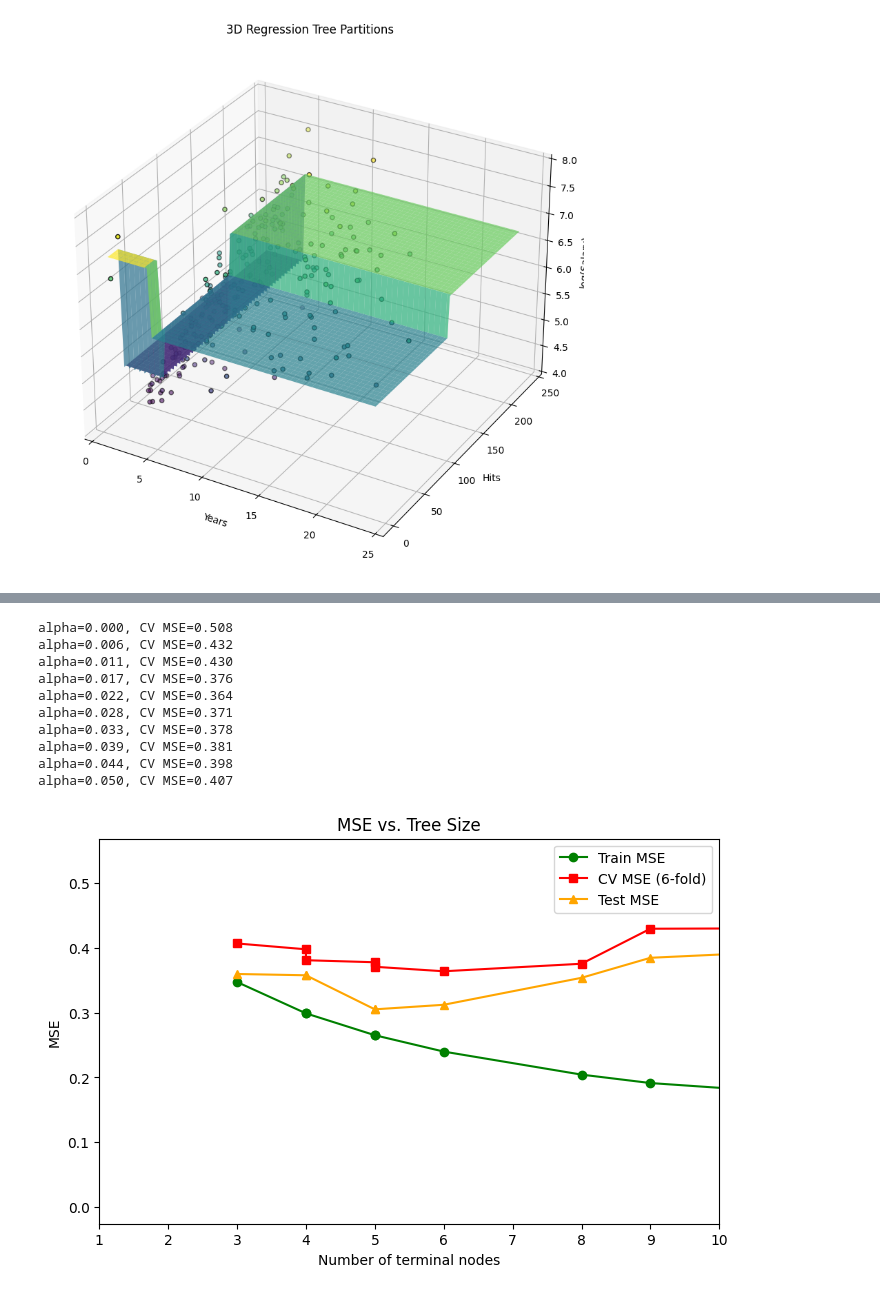
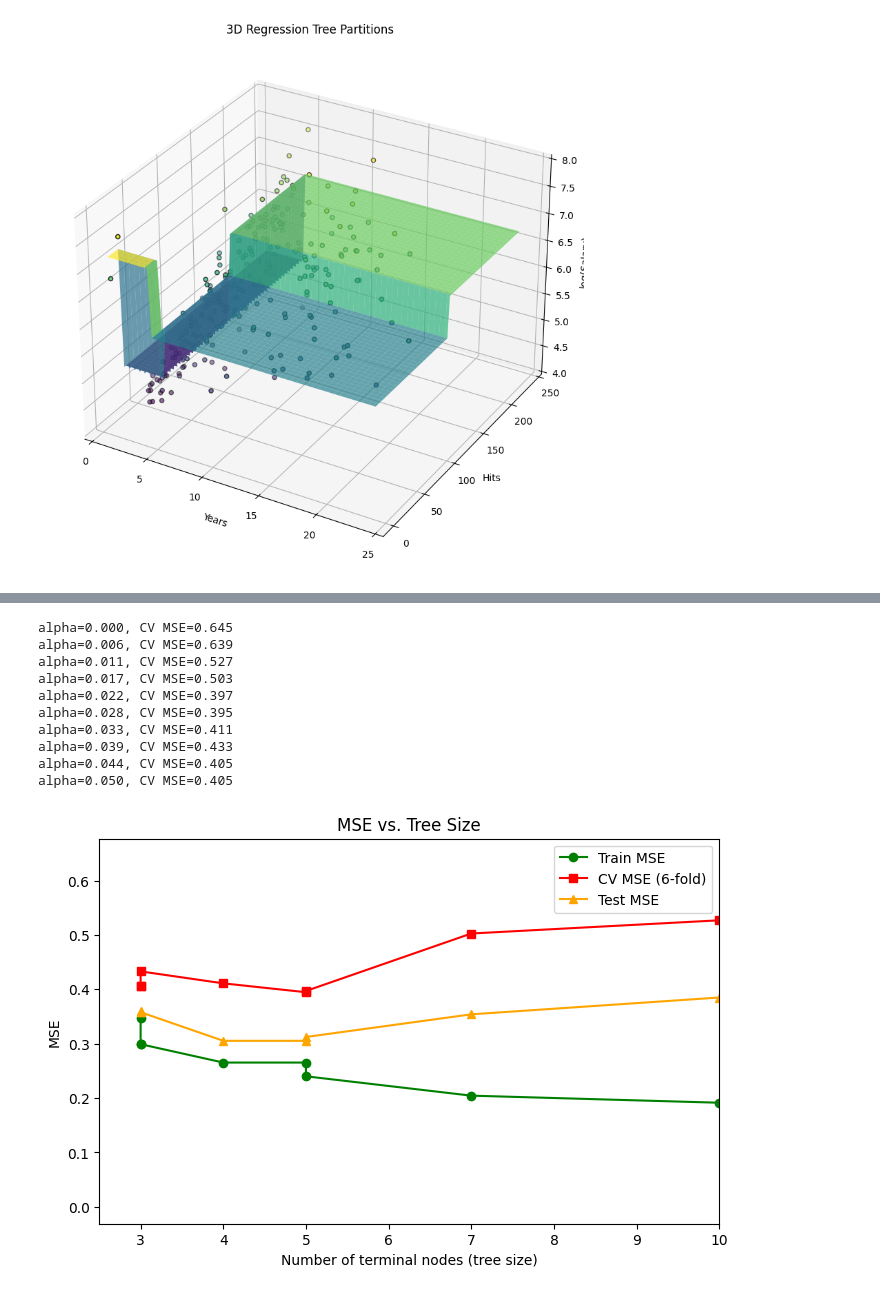
Before and after one commit to ZlataSparrow/An-Introduction-to-Statistical-Learning-Python, a Jupyter notebook: notebook/ch9.ipynb, the cells around one changed output, grey strips where cells are left out. Saved outputs shown, nothing was run; the diff lists cells and outputs as text; code cells hidden in the pictures.

Commit message:
tree

```diff
--- a/notebook/ch9.ipynb
+++ b/notebook/ch9.ipynb
@@ -121,0 +122,6 @@ Now, I want to split my data into 2 sets and train the model
+# %%
+tree# Use all features except Salary and salary_log for X, and salary_log for y
+X2 = df.drop(columns=["Salary", "salary_log"], errors='ignore')
+y2 = df["salary_log"]
+# Show the feature columns used
+print("Features used for regression:", X2.columns.tolist())
@@ -122,2 +130,2 @@ Now, I want to split my data into 2 sets and train the model
 # %%
-X_train, X_test, y_train, y_test = train_test_split(X, y, test_size=0.5)
+X_train2, X_test2, y_train2, y_test2 = train_test_split(X2, y2, test_size=0.5)
@@ -131,7 +155,7 @@ num_leaves = []
 
 for alpha in alphas:
     tree = DecisionTreeRegressor(random_state=1, ccp_alpha=alpha)
-    tree.fit(X_train, y_train)
+    tree.fit(X_train2, y_train2)
     trees.append(tree)
     num_leaves.append(tree.get_n_leaves())
     print(f"alpha={alpha:.3f}, terminal nodes={tree.get_n_leaves()}")
@@ -156,27 +171,26 @@ for tree, alpha in zip(trees, alphas):
     cv_mse.append(mse)
     print(f"alpha={alpha:.3f}, CV MSE={mse:.3f}")
 # %% [output]
-alpha=0.000, CV MSE=0.508
-alpha=0.006, CV MSE=0.432
-alpha=0.011, CV MSE=0.430
-alpha=0.017, CV MSE=0.376
-alpha=0.022, CV MSE=0.364
-alpha=0.028, CV MSE=0.371
-alpha=0.033, CV MSE=0.378
-alpha=0.039, CV MSE=0.381
-alpha=0.044, CV MSE=0.398
-alpha=0.050, CV MSE=0.407
+alpha=0.000, CV MSE=0.645
+alpha=0.006, CV MSE=0.639
+alpha=0.011, CV MSE=0.527
+alpha=0.017, CV MSE=0.503
+alpha=0.022, CV MSE=0.397
+alpha=0.028, CV MSE=0.395
+alpha=0.033, CV MSE=0.411
+alpha=0.039, CV MSE=0.433
+alpha=0.044, CV MSE=0.405
+alpha=0.050, CV MSE=0.405
-# %%
-# Plot MSEs versus tree size (number of terminal nodes)
-fig, ax = plt.subplots(figsize=(8,5))
-ax.plot(num_leaves, train_mse, marker='o', color='green', label='Train MSE')
-ax.plot(num_leaves, cv_mse, marker='s', color='red', label='CV MSE (6-fold)')
-ax.plot(num_leaves, test_mse, marker='^', color='orange', label='Test MSE')
-ax.set_xlabel('Number of terminal nodes')
-ax.set_ylabel('MSE')
-ax.set_title('MSE vs. Tree Size')
-ax.set_xlim(1, 10)
-ax.legend()
-plt.show()
-# %% [output]
-[figure, removed]
+# %%
+fig, ax = plt.subplots(figsize=(8,5))
+ax.plot(num_leaves, train_mse, marker='o', color='green', label='Train MSE')
+ax.plot(num_leaves, cv_mse, marker='s', color='red', label='CV MSE (6-fold)')
+ax.plot(num_leaves, test_mse, marker='^', color='orange', label='Test MSE')
+ax.set_xlabel('Number of terminal nodes (tree size)')
+ax.set_ylabel('MSE')
+ax.set_title('MSE vs. Tree Size')
+ax.set_xlim(2.5, 10)
+ax.legend()
+plt.show()
+# %% [output]
+[figure, added]
```
Also changed, not shown: parts of 7 cells of this notebook.
